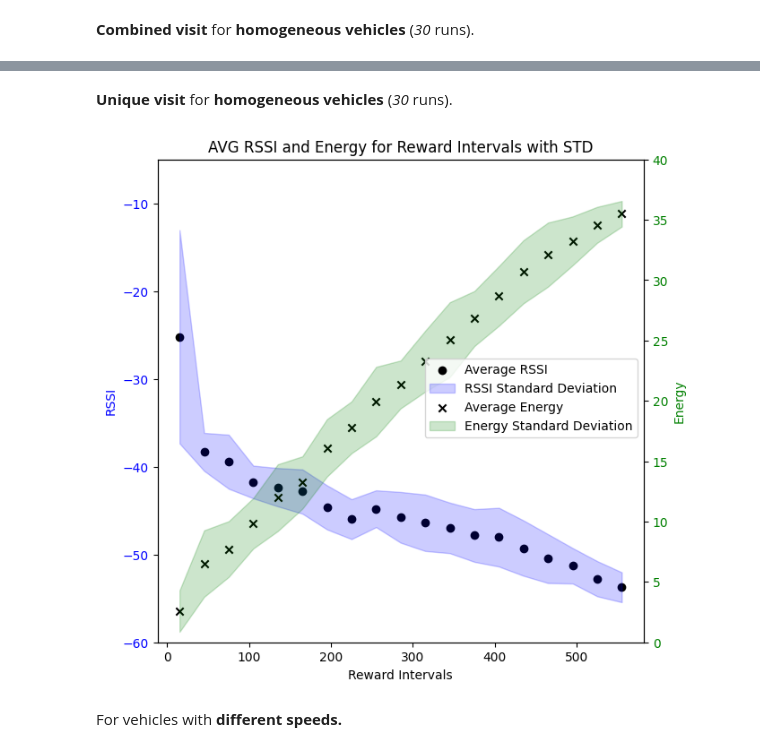
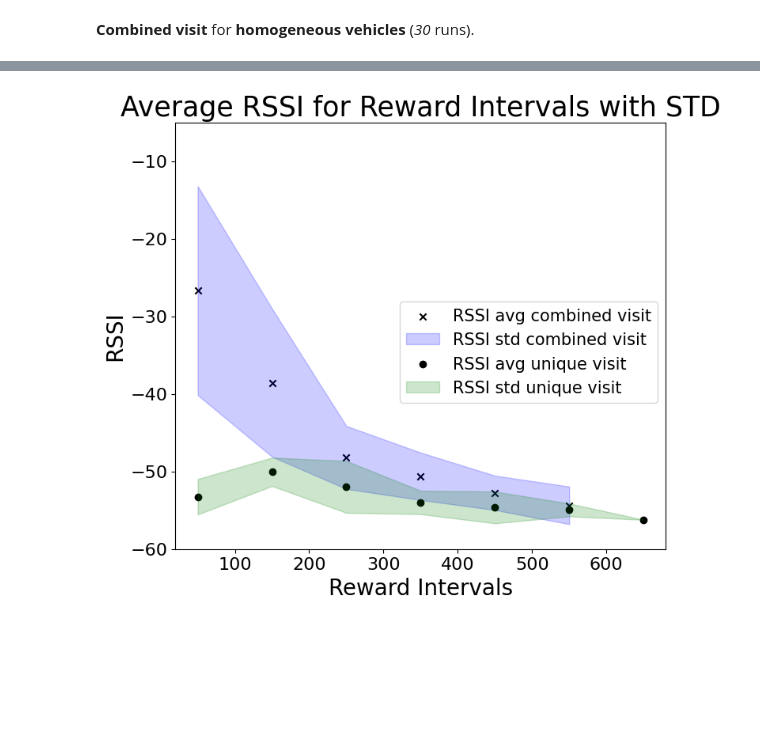
Before and after one commit to marcotuliopin/multi-robot-routing, a Jupyter notebook: experiments/tradeoff_comm_reward.ipynb, the cells around one changed output, grey strips where cells are left out. Cells and saved outputs as stored; diff of their text form; code cells hidden in the pictures; blank space fills up the shorter version.

```diff
--- a/experiments/tradeoff_comm_reward.ipynb
+++ b/experiments/tradeoff_comm_reward.ipynb
@@ -15,6 +18,6 @@ def get_scores_from_file(file_path):
     scores = np.array(scores)
     rewards = np.array([score[0] for score in scores])
     rssi = np.array([score[1] for score in scores])
-    energy = np.array([-score[2] for score in scores])
+    energy = np.array([score[2] for score in scores])
     return rewards, rssi, energy
 # %%
@@ -87,9 +75,23 @@ rewards.shape
-# %% [markdown]
-**Unique visit** for **homogeneous vehicles** (*30* runs).
-# %%
-rewards, rssi, energy = get_scores_from_file('../data/p3.3.t/same/scores.pkl')
-plot_tradeoff(rewards, rssi, energy)
-# %% [output]
-[figure, removed]
-# %% [markdown]
-For vehicles with **different speeds.**
+# %%
+fig, ax = plt.subplots(figsize=(8, 7))
+
+ax.set_xlabel('Reward Intervals', fontsize=20)
+ax.set_ylabel('RSSI', fontsize=20)
+ax.set_ylim(-60, -5)
+ax.tick_params(axis='y', )
+ax.tick_params(axis='both', labelsize=16)
+ax.set_title('Average RSSI for Reward Intervals with STD', fontsize=25)
+
+rewards, rssi, energy = get_scores_from_file("../data/combined_visit/p4.3.m/same/scores.pkl")
+plot_tradeoff(rewards, rssi, ax, color='b', marker='x', l1='combined visit', l2='combined visit', degree=3)
+
+rewards, rssi, energy = get_scores_from_file("../data/p4.3.m/4_spd/scores.pkl")
+plot_tradeoff(rewards, rssi, ax, color='g', l1='unique visit', l2='unique visit', degree=1)
+
+# rewards, rssi = get_scores_from_file("../data/p4.3.m/5_agents/scores.pkl")
+# plot_tradeoff(rewards, rssi, ax, color='r', l1='het speed', l2='het speed', marker='s', degree=1)
+
+fig.legend(loc='upper right', bbox_to_anchor=(1, 0.6), bbox_transform=ax.transAxes, fontsize=15)
+plt.show()
+# %% [output]
+[figure, added]
```
Also changed, not shown: parts of 9 cells of this notebook, 32 other files.
